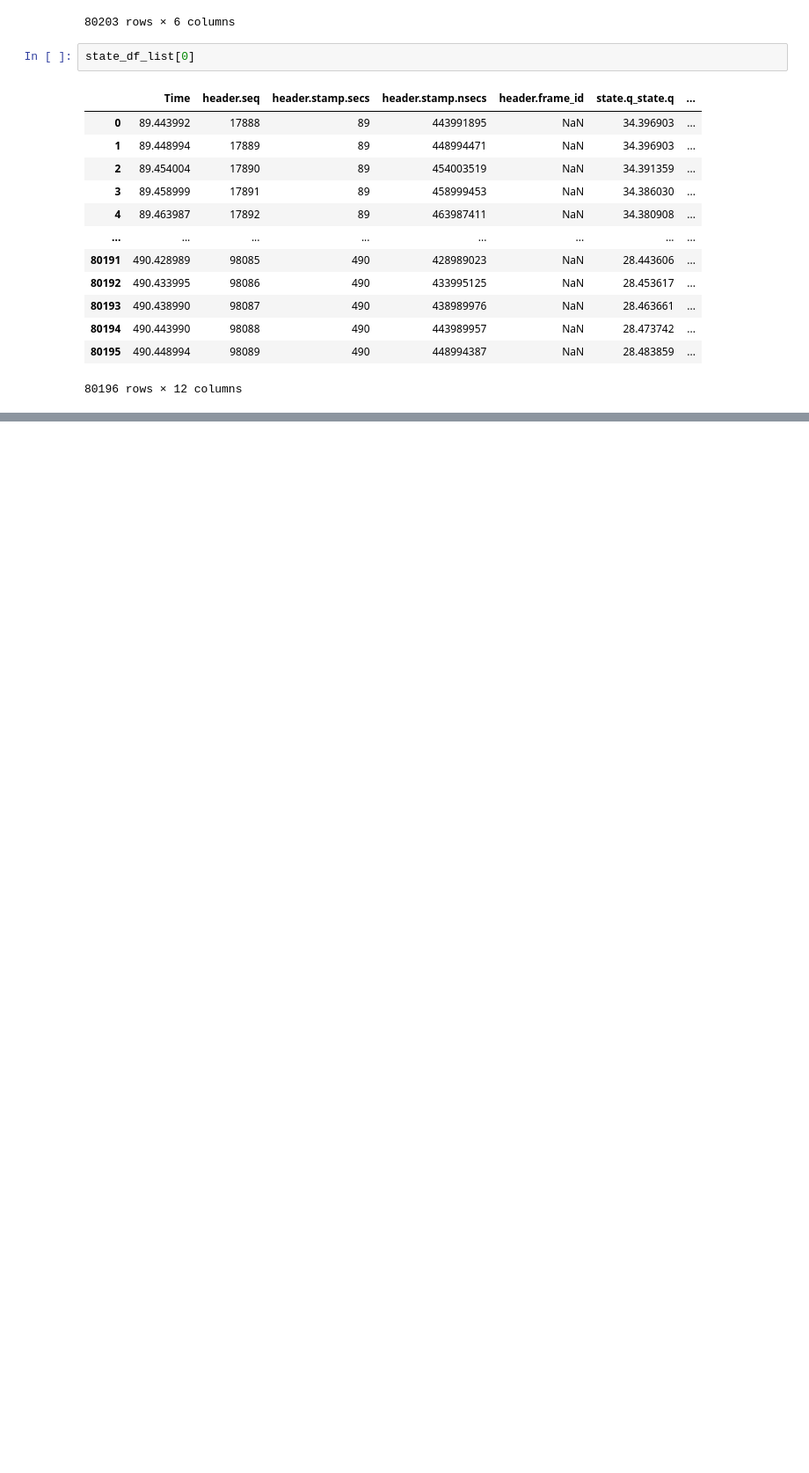
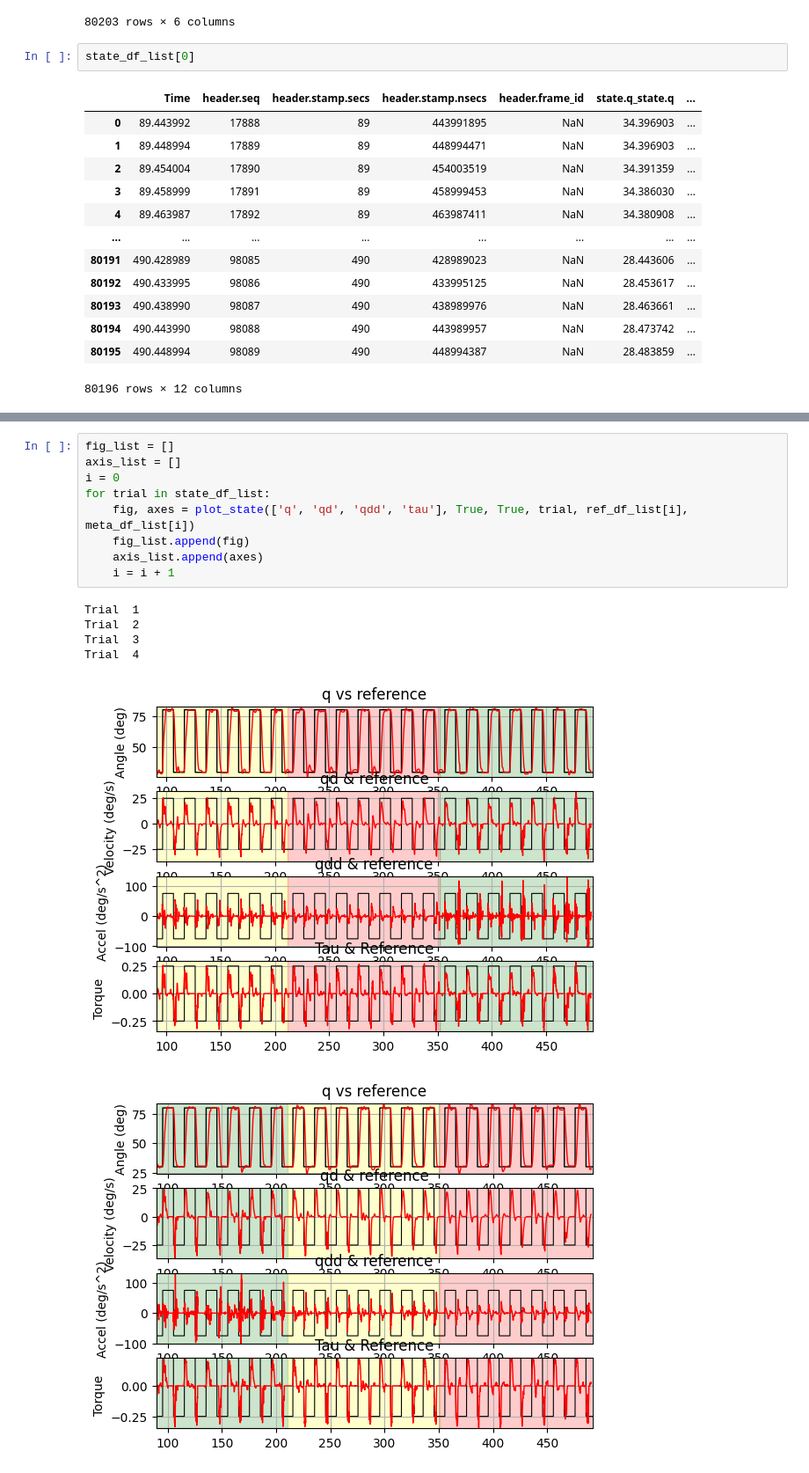
Before and after one commit to Cyberjin7/master_thesis, a Jupyter notebook: analysis/data_analysis_v2.ipynb, the cells around one changed output, grey strips where cells are left out. Shown at 88% size. Saved outputs shown, nothing was run; the diff lists cells and outputs as text; blank space fills up the shorter version.

```diff
--- a/analysis/data_analysis_v2.ipynb
+++ b/analysis/data_analysis_v2.ipynb
@@ -344,0 +267,16 @@ ax_over.set_xticks(np.arange(1, 20+1))
+# %%
+fig_list = []
+axis_list = []
+i = 0
+for trial in state_df_list:
+    fig, axes = plot_state(['q', 'qd', 'qdd', 'tau'], True, True, trial, ref_df_list[i], meta_df_list[i])
+    fig_list.append(fig)
+    axis_list.append(axes)
+    i = i + 1
+# %% [output]
+Trial  1
+Trial  2
+Trial  3
+Trial  4
+[figure, added]
+[figure, added]
```
Also changed, not shown: parts of 41 cells of this notebook.
